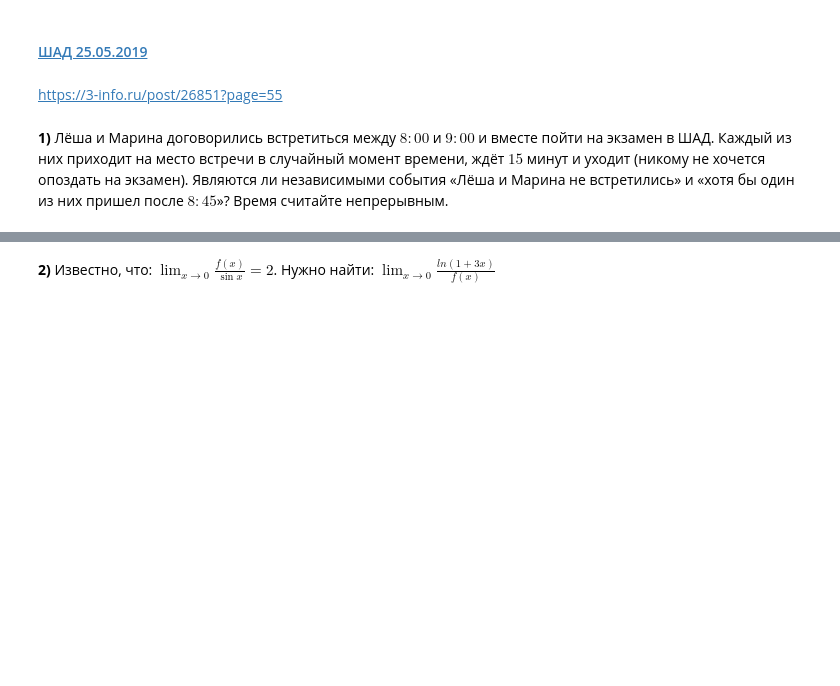
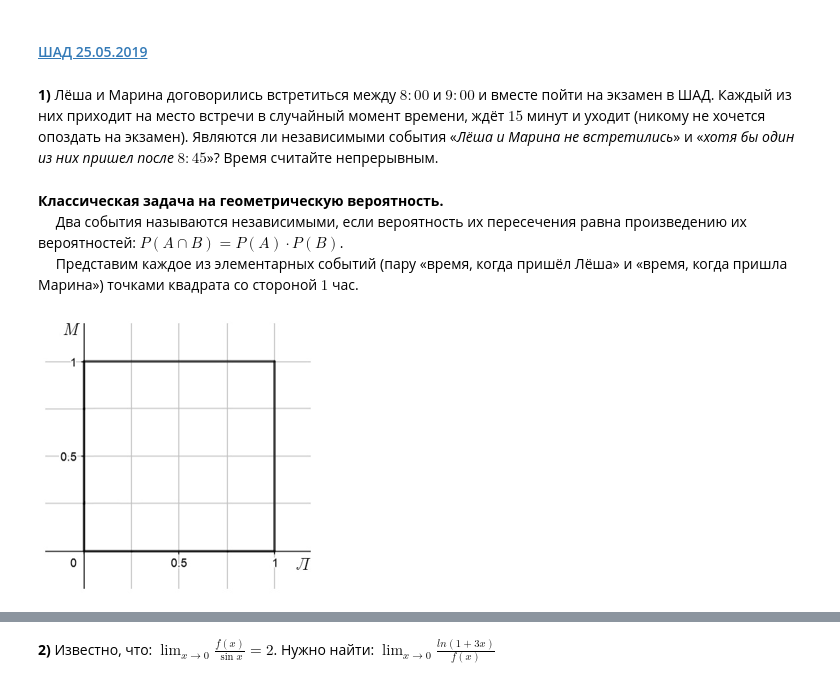
Before and after one commit to Felhaba/Math_Programming_Yandex_OZON, a Jupyter notebook: YSoDA.ipynb, the cells around one changed output, grey strips where cells are left out. Cells and saved outputs as stored; diff of their text form; code cells hidden in the pictures; blank space fills up the shorter version.

```diff
--- a/YSoDA.ipynb
+++ b/YSoDA.ipynb
@@ -283,7 +285,16 @@ b) Пусть P(t) -- характеристический многочлен м
 &emsp; Итого будет $1+2+3+4=10$ однородных линейных уравнений от $2m+1$ неизвестной. Если количество неизвестных не меньше 11, что имеет место при $m \geq 5$, то такая система будет иметь ненулевое решение, то есть функции **нейно зависимы**
 # %% [markdown]
 #### [ШАД 25.05.2019](https://efiminem.github.io/supershad/25-05-2019/)
-# %% [markdown]
-https://3-info.ru/post/26851?page=55
 # %% [markdown]
-**1)** Лёша и Марина договорились встретиться между $8:00$ и $9:00$ и вместе пойти на экзамен в ШАД. Каждый из них приходит на место встречи в случайный момент времени, ждёт $15$ минут и уходит (никому не хочется опоздать на экзамен). Являются ли независимыми события «Лёша и Марина не встретились» и «хотя бы один из них пришел после $8:45$»? Время считайте непрерывным.
+**1)** Лёша и Марина договорились встретиться между $8:00$ и $9:00$ и вместе пойти на экзамен в ШАД. Каждый из них приходит на место встречи в случайный момент времени, ждёт $15$ минут и уходит (никому не хочется опоздать на экзамен). Являются ли независимыми события «*Лёша и Марина не встретились*» и «*хотя бы один из них пришел после $8:45$*»? Время считайте непрерывным.
+# %% [markdown]
+**Классическая задача на геометрическую вероятность.**
+&emsp; Два события называются независимыми, если вероятность их пересечения равна произведению их вероятностей:
+$P(A \cap B)= P(A)\cdot P(B)$.
+&emsp; Представим каждое из элементарных событий (пару «время, когда пришёл Лёша» и «время, когда пришла Марина») точками квадрата со стороной $1$ час.
+# %%
+response = requests.get('https://habrastorage.org/webt/tu/z2/xd/tuz2xdtpujznmdinsx-zrud1qoe.jpeg')
+img = Image.open(BytesIO(response.content)).resize((280, 280))
+img
+# %% [output]
+[figure, added]
```
Also changed, not shown: parts of 11 cells of this notebook.
